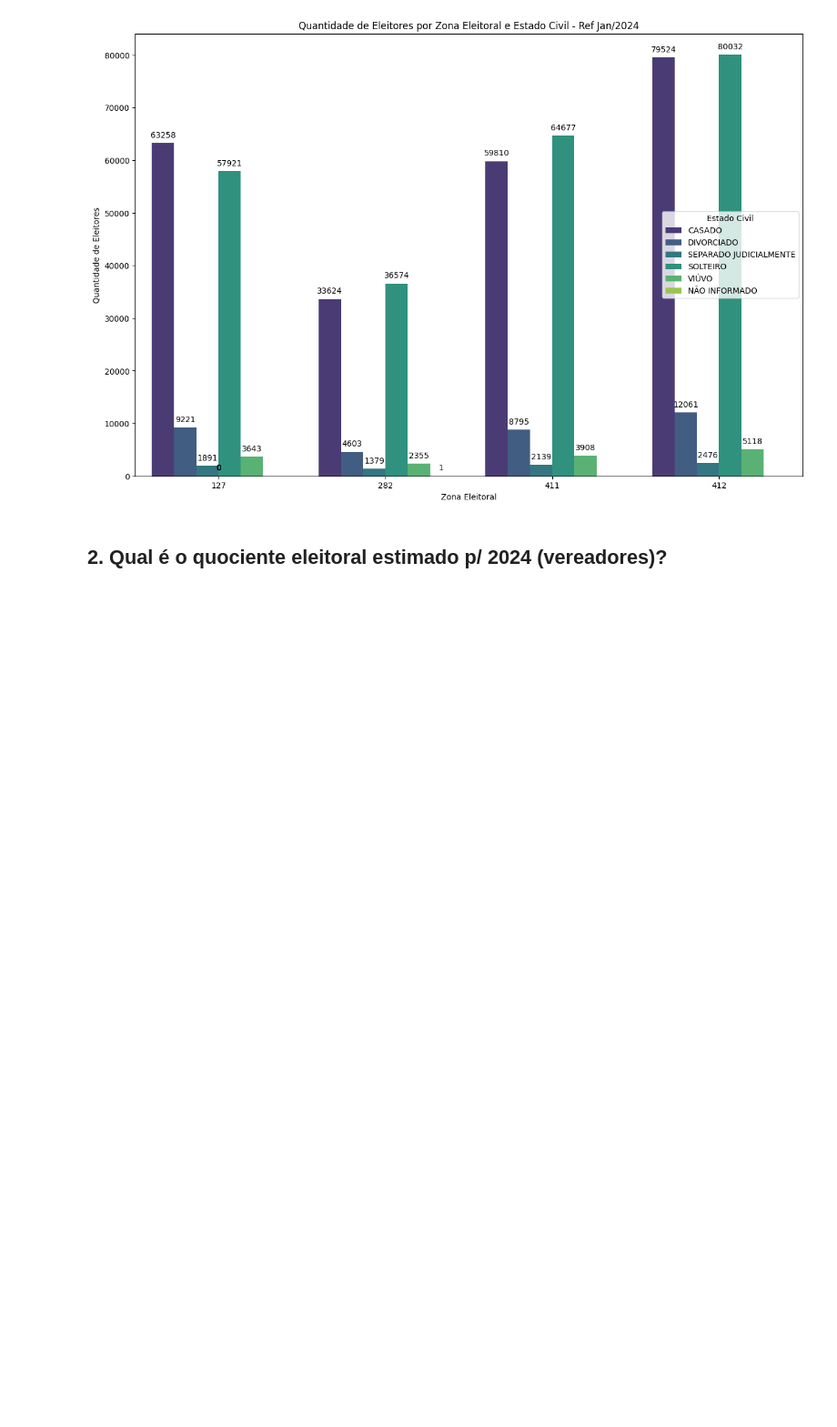
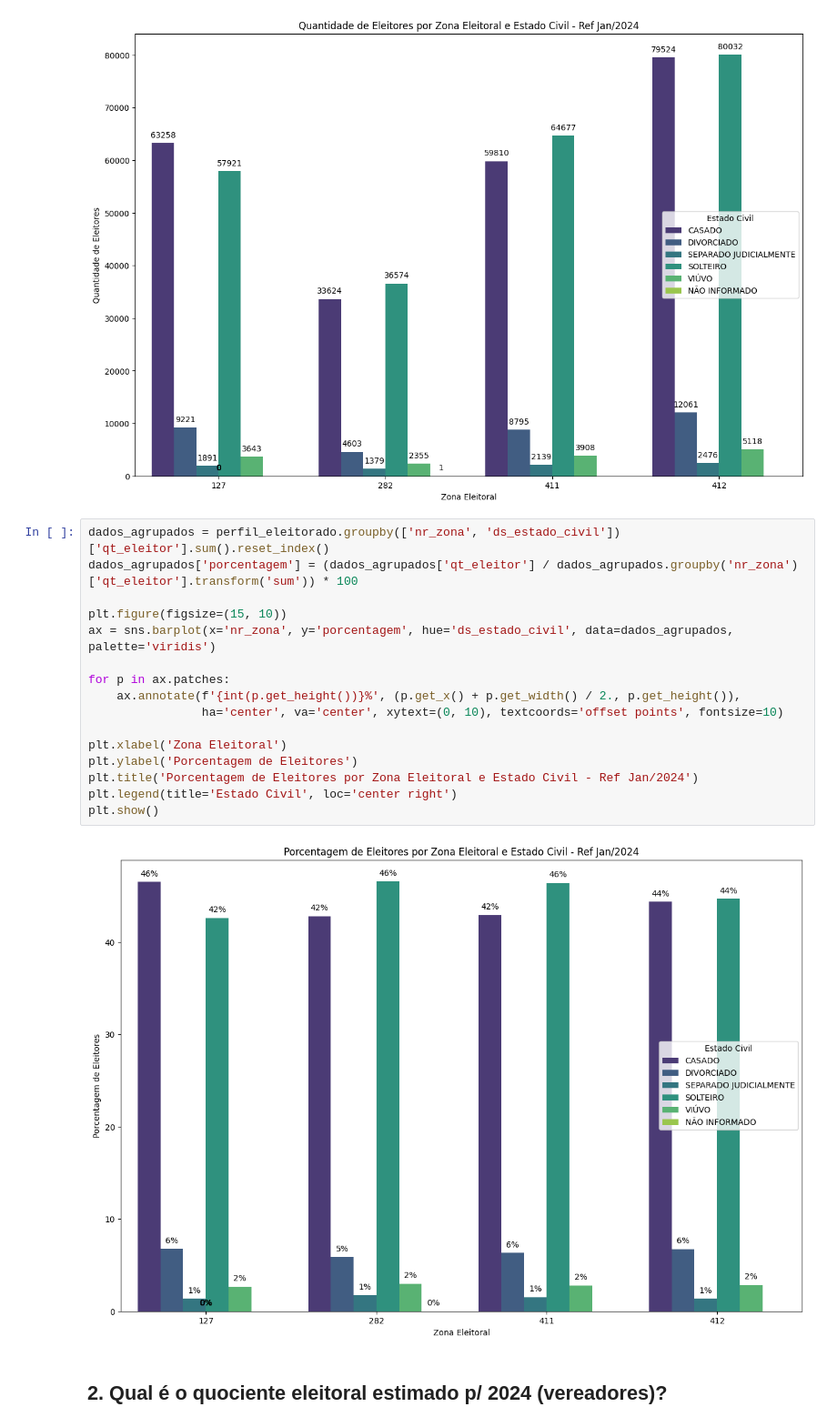
Before and after one commit to diogobranquinho/analytics, a Jupyter notebook: notebooks/mayoranalytics.ipynb, the cells around one changed output. Shown at 91% size. Cells and saved outputs as stored; diff of their text form; blank space fills up the shorter version.

```diff
--- a/notebooks/mayoranalytics.ipynb
+++ b/notebooks/mayoranalytics.ipynb
@@ -84,6 +101,24 @@ plt.legend(title='Estado Civil', loc='center right')
 plt.show()
 # %% [output]
 [figure]
+# %%
+dados_agrupados = perfil_eleitorado.groupby(['nr_zona', 'ds_estado_civil'])['qt_eleitor'].sum().reset_index()
+dados_agrupados['porcentagem'] = (dados_agrupados['qt_eleitor'] / dados_agrupados.groupby('nr_zona')['qt_eleitor'].transform('sum')) * 100
+
+plt.figure(figsize=(15, 10))
+ax = sns.barplot(x='nr_zona', y='porcentagem', hue='ds_estado_civil', data=dados_agrupados, palette='viridis')
+
+for p in ax.patches:
+    ax.annotate(f'{int(p.get_height())}%', (p.get_x() + p.get_width() / 2., p.get_height()),
+                ha='center', va='center', xytext=(0, 10), textcoords='offset points', fontsize=10)
+
+plt.xlabel('Zona Eleitoral')
+plt.ylabel('Porcentagem de Eleitores')
+plt.title('Porcentagem de Eleitores por Zona Eleitoral e Estado Civil - Ref Jan/2024')
+plt.legend(title='Estado Civil', loc='center right')
+plt.show()
+# %% [output]
+[figure, added]
 # %% [markdown]
 ## 2. Qual é o quociente eleitoral estimado p/ 2024 (vereadores)?
 # %% [markdown]
```
Also changed, not shown: parts of 10 cells of this notebook, 4 other files.
